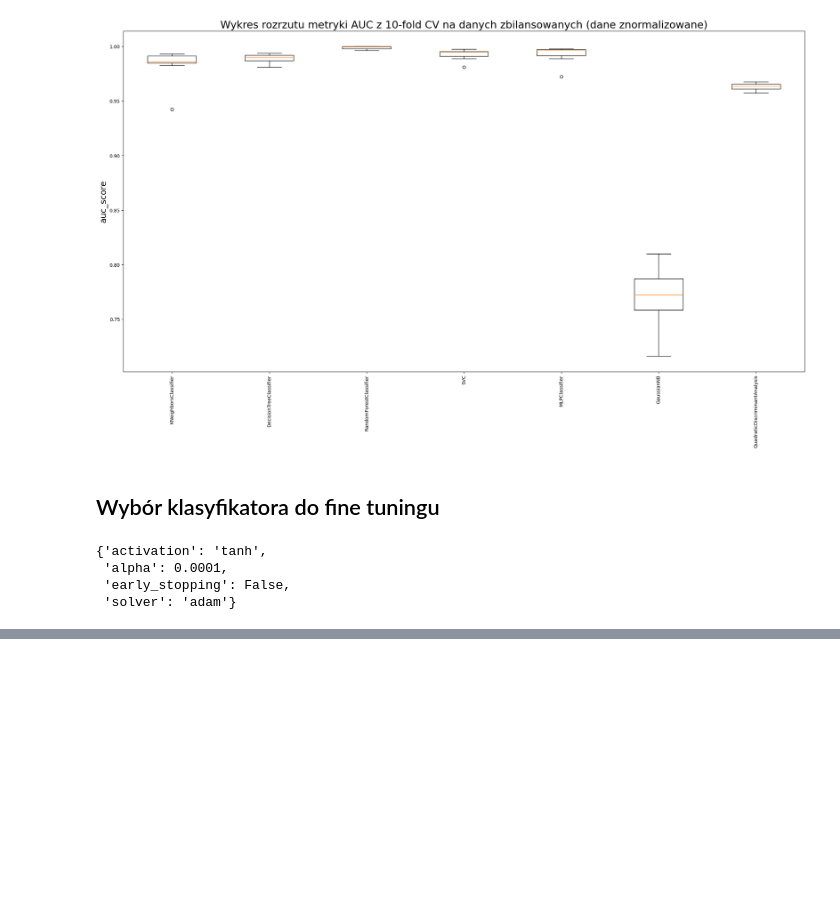
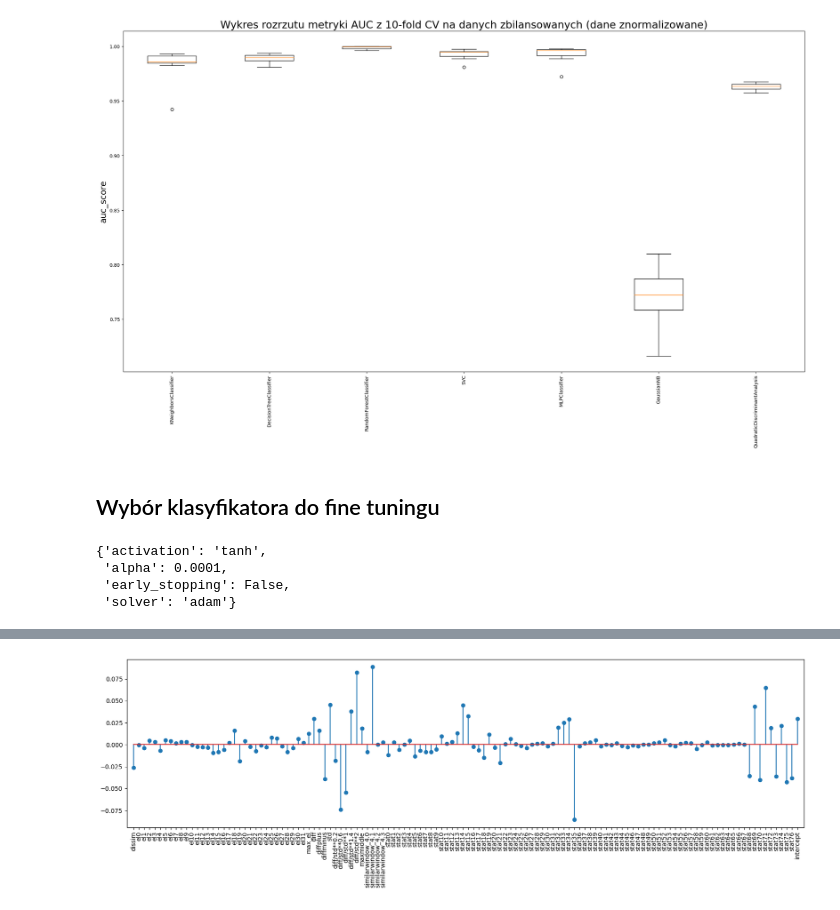
Before and after one commit to marcol13/SUS, a Jupyter notebook: imbalanced-data/imbalanced.ipynb, the cells around one changed output, grey strips where cells are left out. Saved outputs shown, nothing was run; the diff lists cells and outputs as text; code cells hidden in the pictures; blank space fills up the shorter version.

```diff
--- a/imbalanced-data/imbalanced.ipynb
+++ b/imbalanced-data/imbalanced.ipynb
@@ -712,0 +939,8 @@ AttributeError: 'MLPClassifier' object has no attribute 'decision_function'
+# %%
+plt.figure(figsize=(20, 5))
+plt.stem(list(pd_data.columns[:-1]) + ['intercept'], list(ridge.coef_) + [ridge.intercept_])
+plt.xticks(rotation=90)
+plt.margins(x=0.01)
+plt.show()
+# %% [output]
+[figure, added]
```
Also changed, not shown: parts of 21 cells of this notebook.
